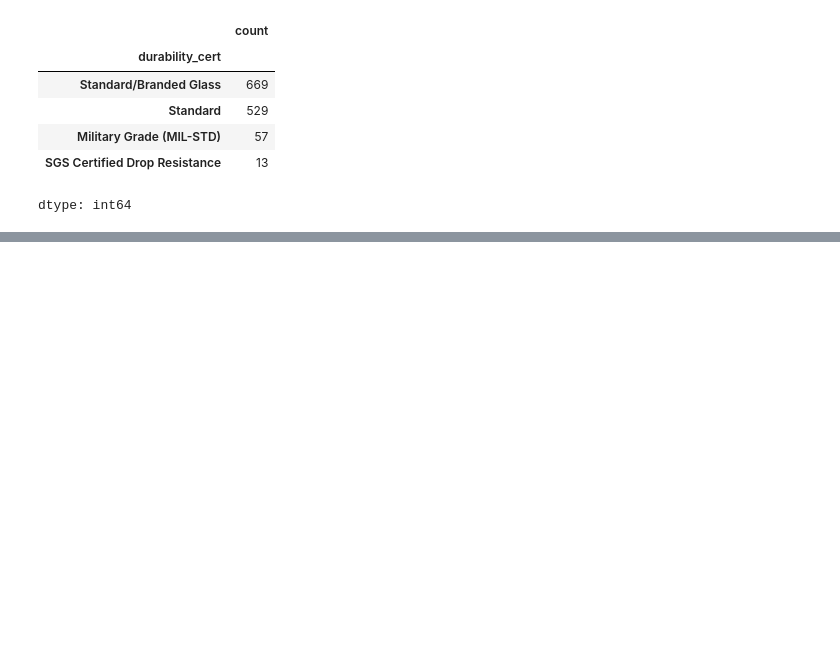
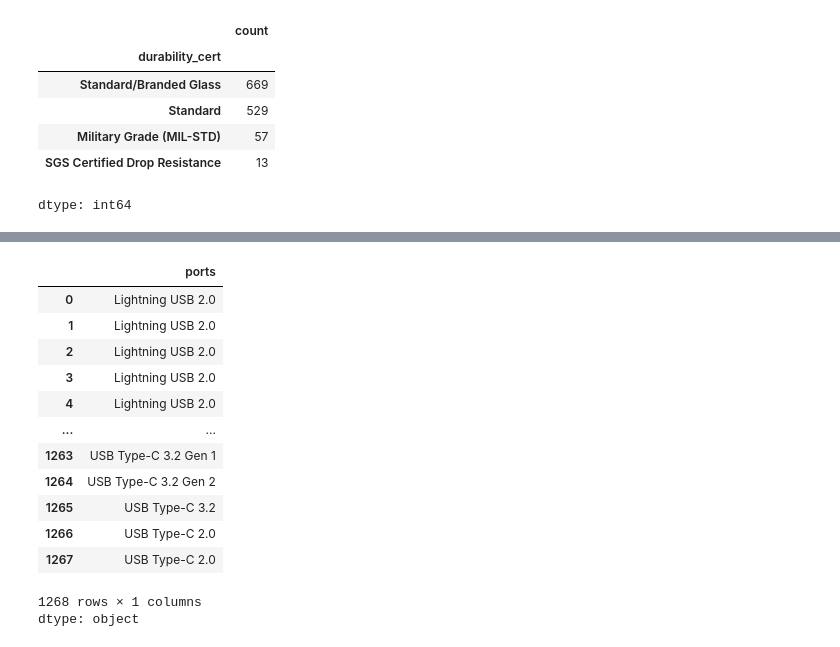
Before and after one commit to rajeshxdatascience/SpecLens-AI, a Jupyter notebook: SpecLens_AI_Data_Engineering.ipynb, the cells around one changed output, grey strips where cells are left out. Cells and saved outputs as stored; diff of their text form; code cells hidden in the pictures; blank space fills up the shorter version.

```diff
--- a/SpecLens_AI_Data_Engineering.ipynb
+++ b/SpecLens_AI_Data_Engineering.ipynb
@@ -2333,0 +2379,11 @@ dtype: int64
+# %%
+def has_audio_jack(text):
+
+  t = text.lower()
+
+  if '3.5mm' in t:
+    return 1
+
+  return 0
+
+df['has_3_5mm_jack'] = df['ports'].apply(has_audio_jack)
@@ -2333,0 +2398,17 @@ dtype: int64
+# %%
+df['ports'].str.split(',').str.get(0)
+# %% [output]
+|  | ports |
+| 0 | Lightning USB 2.0 |
+| 1 | Lightning USB 2.0 |
+| 2 | Lightning USB 2.0 |
+| 3 | Lightning USB 2.0 |
+| 4 | Lightning USB 2.0 |
+| ... | ... |
+| 1263 | USB Type-C 3.2 Gen 1 |
+| 1264 | USB Type-C 3.2 Gen 2 |
+| 1265 | USB Type-C 3.2 |
+| 1266 | USB Type-C 2.0 |
+| 1267 | USB Type-C 2.0 |
+1268 rows × 1 columns
+dtype: object
```
Also changed, not shown: parts of 25 cells of this notebook.
